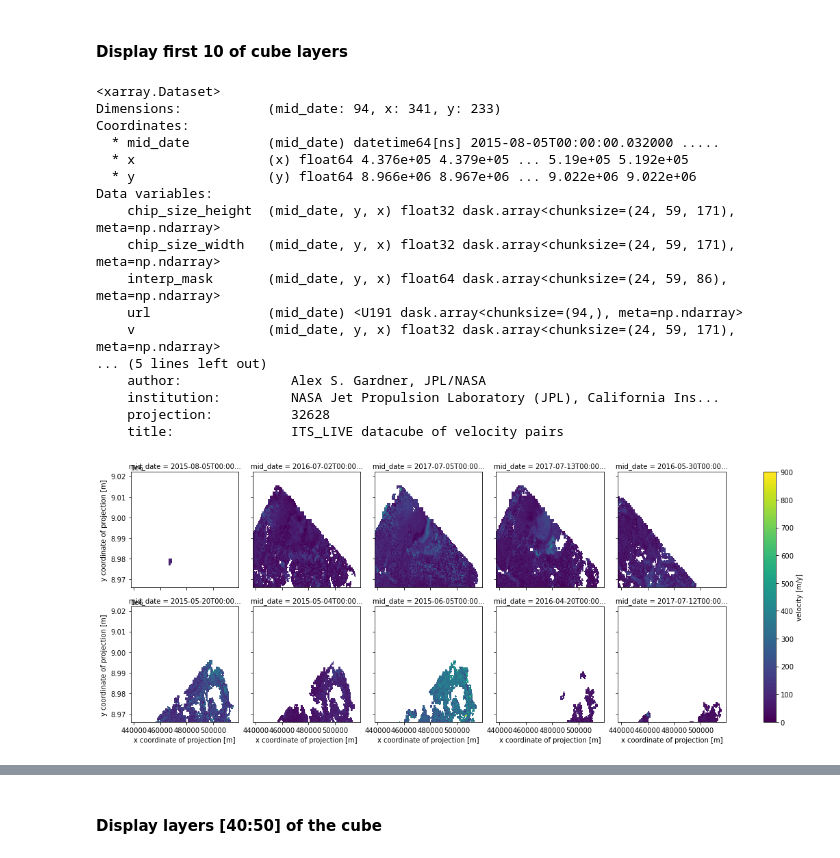
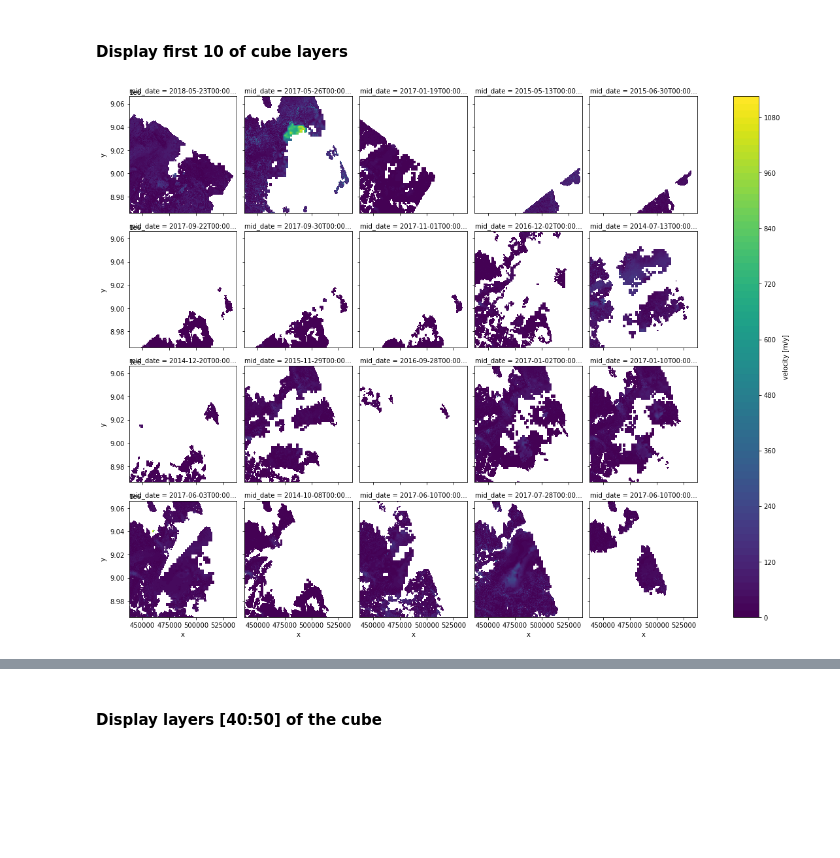
Before and after one commit to nasa-jpl/its_live, a Jupyter notebook: src/notebooks/itscube.ipynb, the cells around one changed output, grey strips where cells are left out. Drawn from its saved outputs; the diff is of its cells as text; code cells hidden in the pictures; blank space fills up the shorter version.

```diff
--- a/src/notebooks/itscube.ipynb
+++ b/src/notebooks/itscube.ipynb
@@ -272,31 +210,10 @@ Skipped granules:
 ### Display data of cube layers
 # %% [markdown]
 #### Display first 10 of cube layers
-# %%
-from itscube import ITSCube
-
-back_zarr
-# back_zarr['vx']
-ITSCube.plot(back_zarr, 'v', (0, 10))
-# %% [output]
-<xarray.Dataset>
-Dimensions:           (mid_date: 94, x: 341, y: 233)
-Coordinates:
-  * mid_date          (mid_date) datetime64[ns] 2015-08-05T00:00:00.032000 .....
-  * x                 (x) float64 4.376e+05 4.379e+05 ... 5.19e+05 5.192e+05
-  * y                 (y) float64 8.966e+06 8.967e+06 ... 9.022e+06 9.022e+06
-Data variables:
-    chip_size_height  (mid_date, y, x) float32 dask.array<chunksize=(24, 59, 171), meta=np.ndarray>
-    chip_size_width   (mid_date, y, x) float32 dask.array<chunksize=(24, 59, 171), meta=np.ndarray>
-    interp_mask       (mid_date, y, x) float64 dask.array<chunksize=(24, 59, 86), meta=np.ndarray>
-    url               (mid_date) <U191 dask.array<chunksize=(94,), meta=np.ndarray>
-    v                 (mid_date, y, x) float32 dask.array<chunksize=(24, 59, 171), meta=np.ndarray>
-... (5 lines left out)
-    author:              Alex S. Gardner, JPL/NASA
-    institution:         NASA Jet Propulsion Laboratory (JPL), California Ins...
-    projection:          32628
-    title:               ITS_LIVE datacube of velocity pairs
-[figure, removed]
+# %%
+ITSCube.plot(back_zarr, 'v', (0, 20))
+# %% [output]
+[figure, added]
 # %%
 from itscube import ITSCube
 
```
Also changed, not shown: parts of 24 cells of this notebook.
